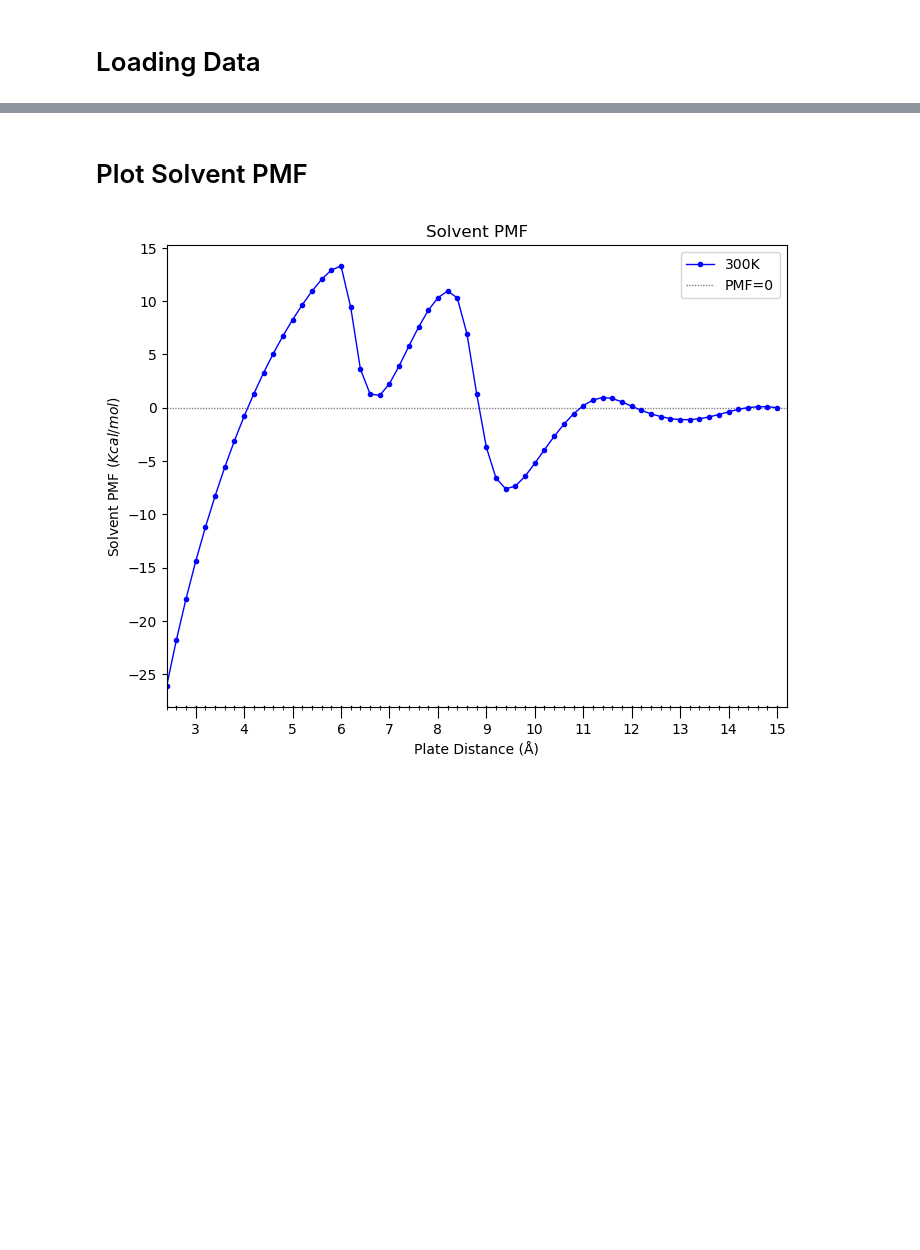
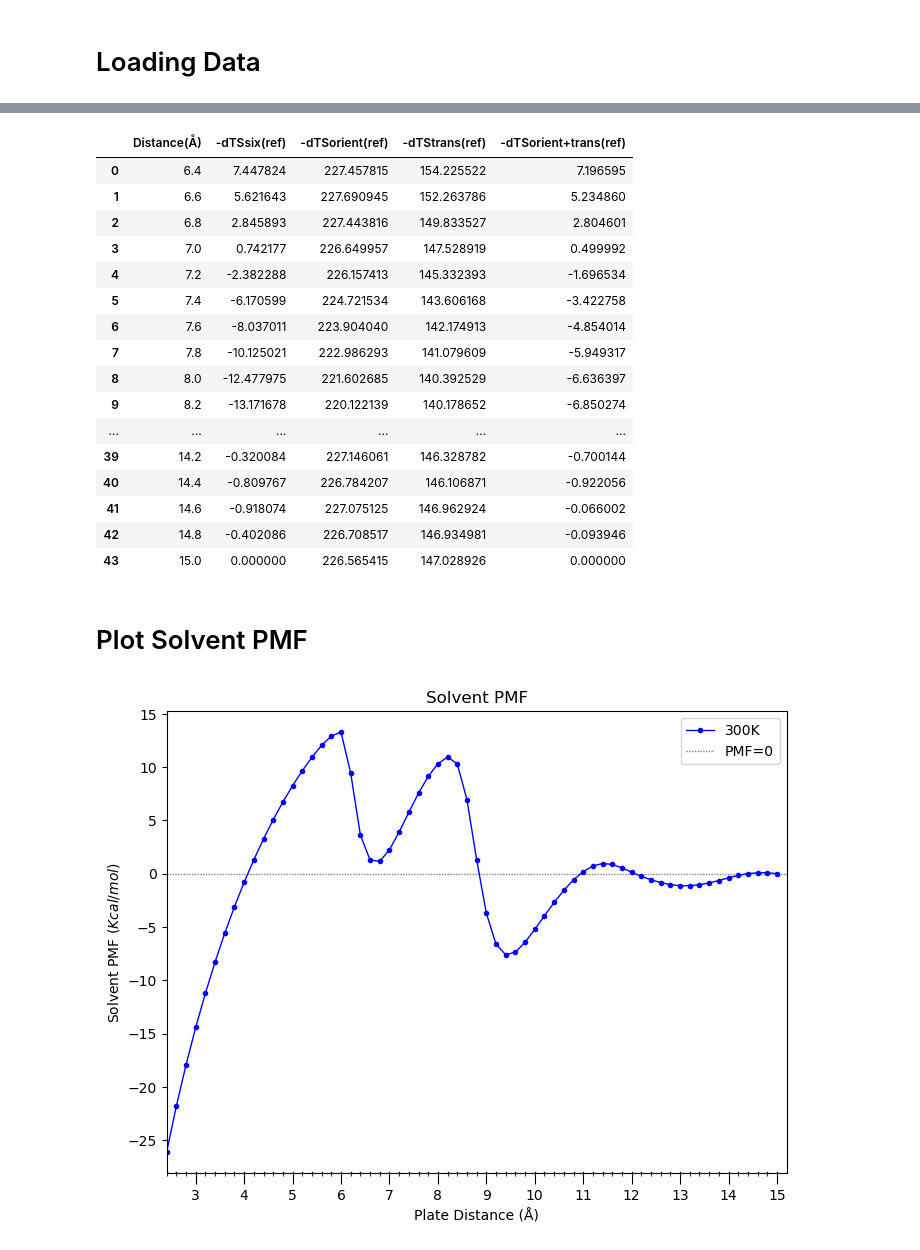
Before and after one commit to arghavanvg/hydrophobic-plates-analysis, a Jupyter notebook: df-energy-plotting.ipynb, the cells around one changed output, grey strips where cells are left out. Drawn from its saved outputs; the diff is of its cells as text; code cells hidden in the pictures; blank space fills up the shorter version.

```diff
--- a/df-energy-plotting.ipynb
+++ b/df-energy-plotting.ipynb
@@ -46,6 +66,31 @@ corrected_gist_Tds = pd.read_csv(corrected_gist_TdS_file, sep='\t', index_col=No
 corrected_gist_Tds.rename(columns={'distance(A)': 'Distance(Å)'}, inplace=True)
 corrected_gist_Tds = corrected_gist_Tds.iloc[5:].copy()
 corrected_gist_Tds.reset_index(drop=True, inplace=True)
+# %%
+corrected_0_gist_TdS_file = '/Users/arghavan/lab/hp-results/pmf/corrected_neg_dTS_0.dat'
+corrected_0_gist_Tds = pd.read_csv(corrected_0_gist_TdS_file, sep='\t', index_col=None, header=0)
+corrected_0_gist_Tds.rename(columns={'distance(A)': 'Distance(Å)'}, inplace=True)
+corrected_0_gist_Tds = corrected_0_gist_Tds.iloc[5:].copy()
+corrected_0_gist_Tds.reset_index(drop=True, inplace=True)
+corrected_0_gist_Tds
+# %% [output]
+|  | Distance(Å) | -dTSsix(ref) | -dTSorient(ref) | -dTStrans(ref) | -dTSorient+trans(ref) |
+| 0 | 6.4 | 7.447824 | 227.457815 | 154.225522 | 7.196595 |
+| 1 | 6.6 | 5.621643 | 227.690945 | 152.263786 | 5.234860 |
+| 2 | 6.8 | 2.845893 | 227.443816 | 149.833527 | 2.804601 |
+| 3 | 7.0 | 0.742177 | 226.649957 | 147.528919 | 0.499992 |
+| 4 | 7.2 | -2.382288 | 226.157413 | 145.332393 | -1.696534 |
+| 5 | 7.4 | -6.170599 | 224.721534 | 143.606168 | -3.422758 |
+| 6 | 7.6 | -8.037011 | 223.904040 | 142.174913 | -4.854014 |
+| 7 | 7.8 | -10.125021 | 222.986293 | 141.079609 | -5.949317 |
+| 8 | 8.0 | -12.477975 | 221.602685 | 140.392529 | -6.636397 |
+| 9 | 8.2 | -13.171678 | 220.122139 | 140.178652 | -6.850274 |
+| ... | ... | ... | ... | ... | ... |
+| 39 | 14.2 | -0.320084 | 227.146061 | 146.328782 | -0.700144 |
+| 40 | 14.4 | -0.809767 | 226.784207 | 146.106871 | -0.922056 |
+| 41 | 14.6 | -0.918074 | 227.075125 | 146.962924 | -0.066002 |
+| 42 | 14.8 | -0.402086 | 226.708517 | 146.934981 | -0.093946 |
+| 43 | 15.0 | 0.000000 | 226.565415 | 147.028926 | 0.000000 |
 # %%
 corrected_15_gist_TdS_file = '/Users/arghavan/lab/hp-results/pmf/15_corrected_neg_dTS.dat'
 corrected_15_gist_Tds = pd.read_csv(corrected_15_gist_TdS_file, sep='\t', index_col=None, header=0)
```
Also changed, not shown: parts of 4 cells of this notebook.
